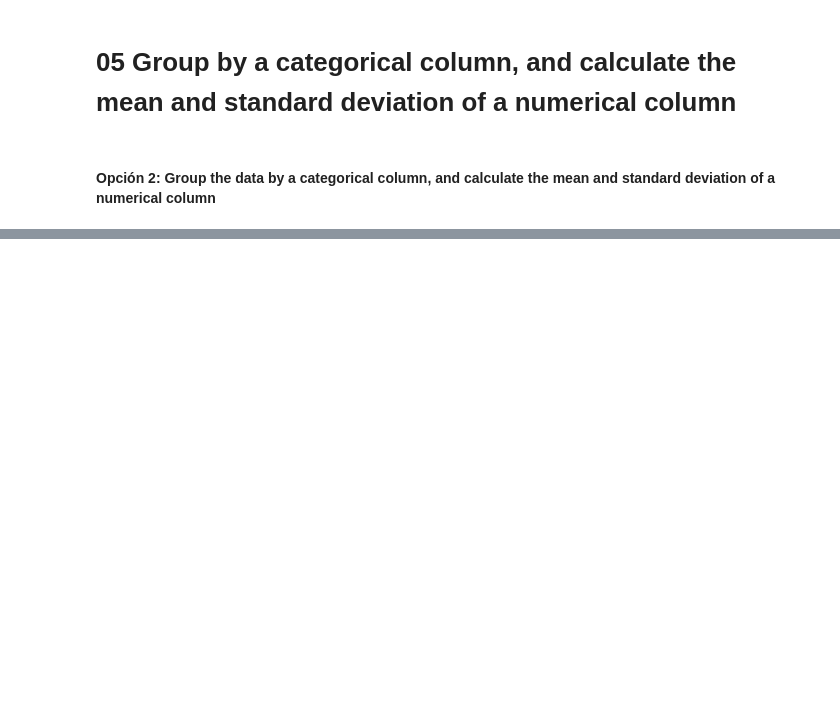
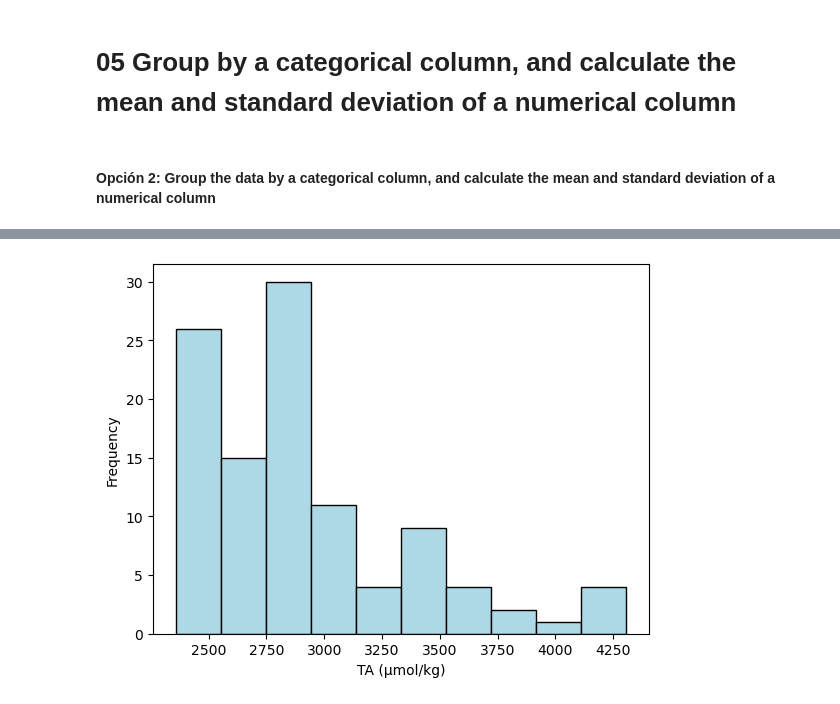
Before and after one commit to jpoh2/modelab-jp, a Jupyter notebook: 06_terminos_df_estadistica.ipynb, the cells around one changed output, grey strips where cells are left out. Saved outputs shown, nothing was run; the diff lists cells and outputs as text; code cells hidden in the pictures; blank space fills up the shorter version.

```diff
--- a/06_terminos_df_estadistica.ipynb
+++ b/06_terminos_df_estadistica.ipynb
@@ -446,0 +318,11 @@ formatted_result.to_csv("TA_DIC_Season_Areas2.csv", index=False)
+# %%
+#Plot histogram of TA
+ta_data = terminos_df["ta_micromol_kg"]
+
+# Select data TA
+plt.hist(ta_data, bins=10, color='lightblue', edgecolor='black')
+plt.xlabel("TA (µmol/kg)")
+plt.ylabel("Frequency")
+plt.show()
+# %% [output]
+[figure, added]
```
Also changed, not shown: parts of 39 cells of this notebook, 1 other file.
